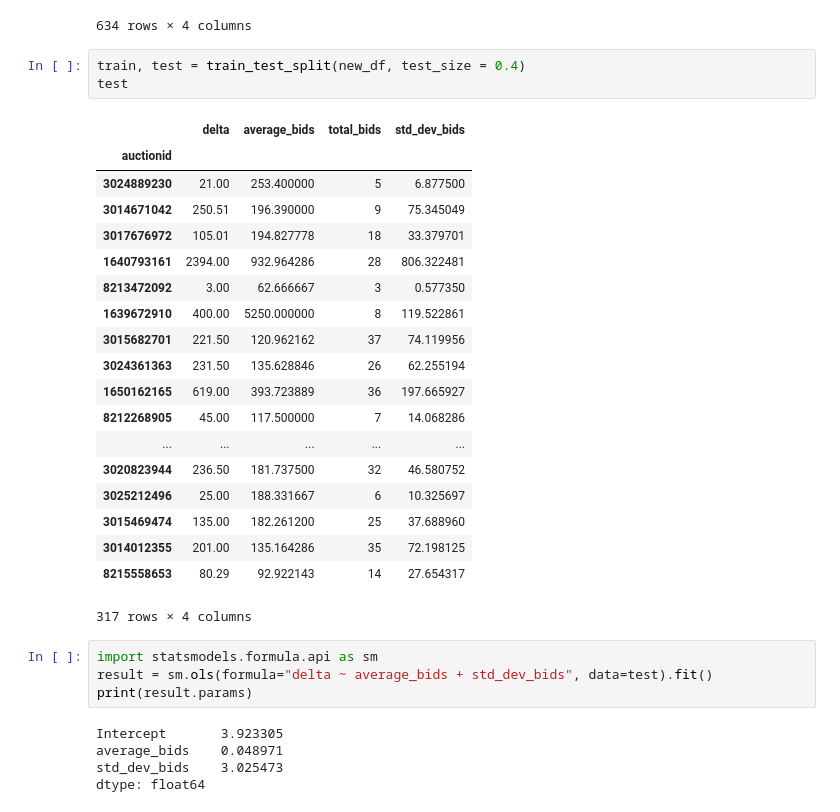
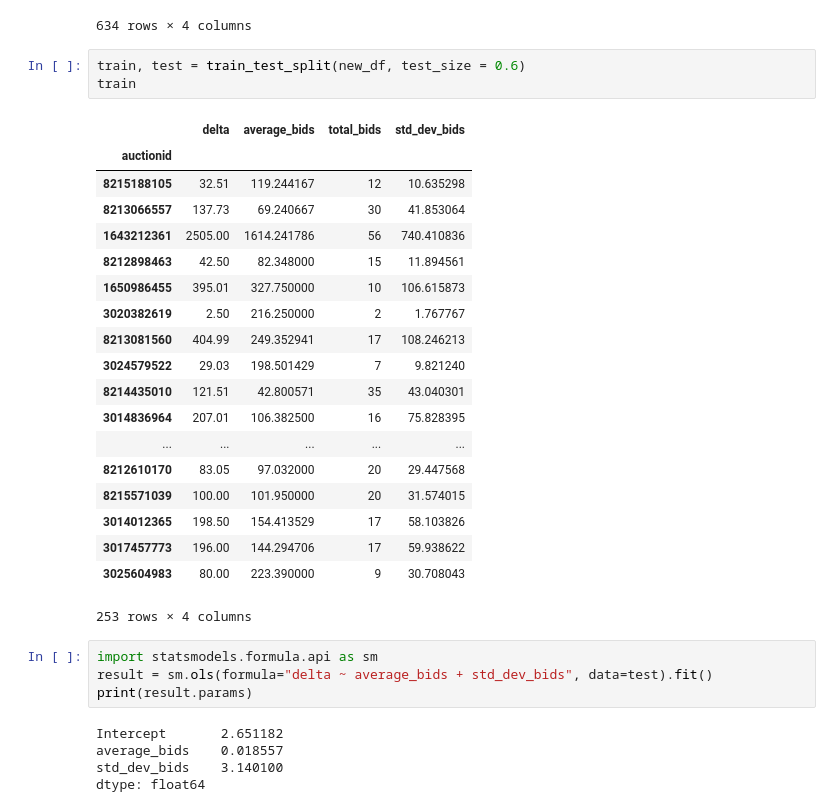
Before and after one commit to nsahra14/bid_predictor, a Jupyter notebook: ebaydataframe.ipynb, the cells around one changed output. Saved outputs shown, nothing was run; the diff lists cells and outputs as text.

```diff
--- a/ebaydataframe.ipynb
+++ b/ebaydataframe.ipynb
@@ -74,34 +74,34 @@ new_df
 | 8215610555 | 30.09 | 22.582143 | 14 | 10.340638 |
 634 rows × 4 columns
 # %%
-train, test = train_test_split(new_df, test_size = 0.4)
-test
+train, test = train_test_split(new_df, test_size = 0.6)
+train
 # %% [output]
 |  | delta | average_bids | total_bids | std_dev_bids |
 | auctionid |  |  |  |  |
-| 3024889230 | 21.00 | 253.400000 | 5 | 6.877500 |
-| 3014671042 | 250.51 | 196.390000 | 9 | 75.345049 |
-| 3017676972 | 105.01 | 194.827778 | 18 | 33.379701 |
-| 1640793161 | 2394.00 | 932.964286 | 28 | 806.322481 |
-| 8213472092 | 3.00 | 62.666667 | 3 | 0.577350 |
-| 1639672910 | 400.00 | 5250.000000 | 8 | 119.522861 |
-| 3015682701 | 221.50 | 120.962162 | 37 | 74.119956 |
-| 3024361363 | 231.50 | 135.628846 | 26 | 62.255194 |
-| 1650162165 | 619.00 | 393.723889 | 36 | 197.665927 |
-| 8212268905 | 45.00 | 117.500000 | 7 | 14.068286 |
+| 8215188105 | 32.51 | 119.244167 | 12 | 10.635298 |
+| 8213066557 | 137.73 | 69.240667 | 30 | 41.853064 |
+| 1643212361 | 2505.00 | 1614.241786 | 56 | 740.410836 |
+| 8212898463 | 42.50 | 82.348000 | 15 | 11.894561 |
+| 1650986455 | 395.01 | 327.750000 | 10 | 106.615873 |
+| 3020382619 | 2.50 | 216.250000 | 2 | 1.767767 |
+| 8213081560 | 404.99 | 249.352941 | 17 | 108.246213 |
+| 3024579522 | 29.03 | 198.501429 | 7 | 9.821240 |
+| 8214435010 | 121.51 | 42.800571 | 35 | 43.040301 |
+| 3014836964 | 207.01 | 106.382500 | 16 | 75.828395 |
 | ... | ... | ... | ... | ... |
-| 3020823944 | 236.50 | 181.737500 | 32 | 46.580752 |
-| 3025212496 | 25.00 | 188.331667 | 6 | 10.325697 |
-| 3015469474 | 135.00 | 182.261200 | 25 | 37.688960 |
-| 3014012355 | 201.00 | 135.164286 | 35 | 72.198125 |
-| 8215558653 | 80.29 | 92.922143 | 14 | 27.654317 |
+| 8212610170 | 83.05 | 97.032000 | 20 | 29.447568 |
+| 8215571039 | 100.00 | 101.950000 | 20 | 31.574015 |
+| 3014012365 | 198.50 | 154.413529 | 17 | 58.103826 |
+| 3017457773 | 196.00 | 144.294706 | 17 | 59.938622 |
+| 3025604983 | 80.00 | 223.390000 | 9 | 30.708043 |
-317 rows × 4 columns
+253 rows × 4 columns
 # %%
 import statsmodels.formula.api as sm
 result = sm.ols(formula="delta ~ average_bids + std_dev_bids", data=test).fit()
 print(result.params)
 # %% [output]
-Intercept       3.923305
-average_bids    0.048971
-std_dev_bids    3.025473
+Intercept       2.651182
+average_bids    0.018557
+std_dev_bids    3.140100
 dtype: float64
```
Also changed, not shown: 3 other files.
